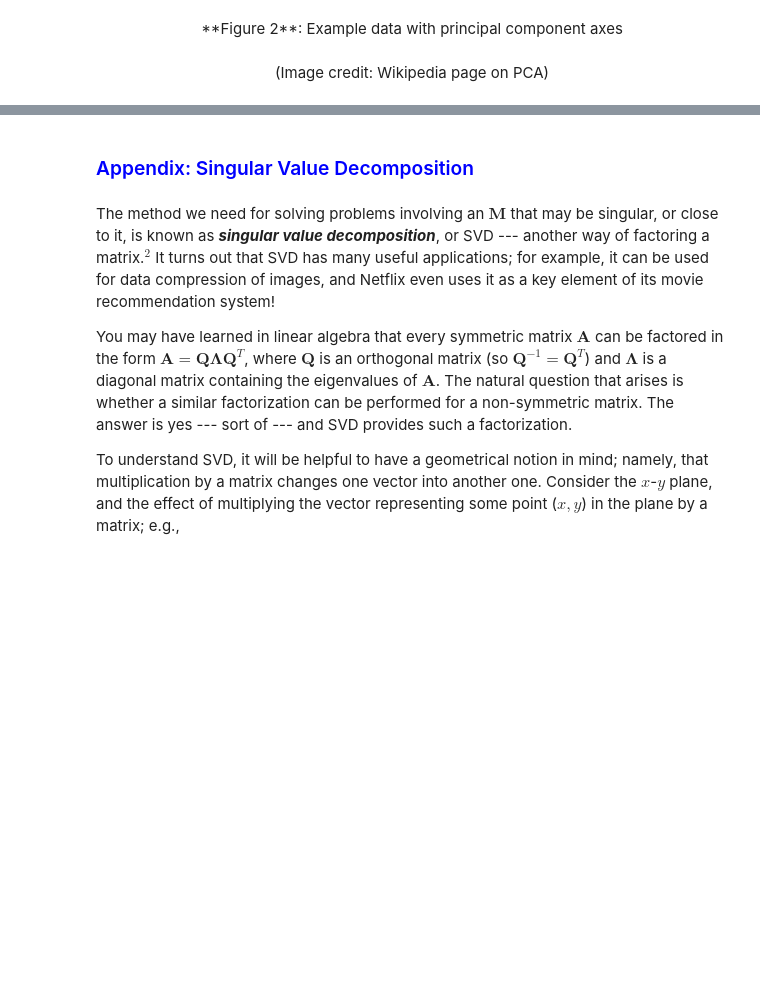
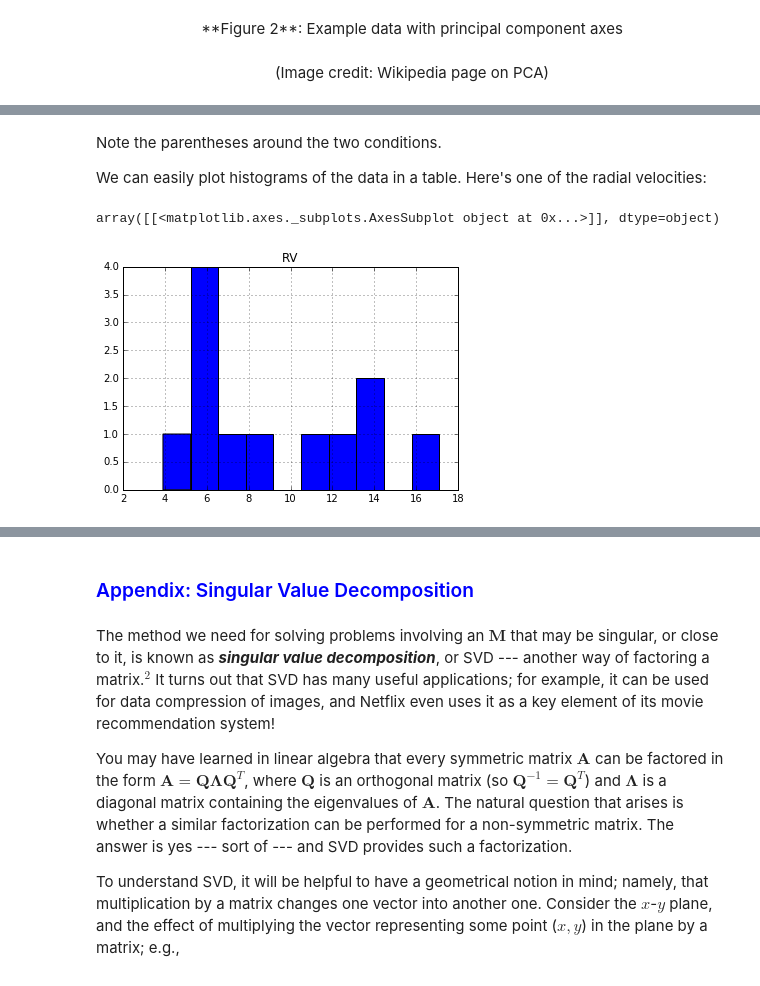
Before and after one commit to BrynMawrCollege/TIDES, a Jupyter notebook: notebooks/Computational_Module-08-DataAnalysis.ipynb, the cells around one changed output, grey strips where cells are left out. Drawn from its saved outputs; the diff is of its cells as text; code cells hidden in the pictures; blank space fills up the shorter version.

```diff
--- a/notebooks/Computational_Module-08-DataAnalysis.ipynb
+++ b/notebooks/Computational_Module-08-DataAnalysis.ipynb
@@ -144,0 +286,3 @@ The generalization to more than two variables is straightforward (e.g., for thre
+# %%
+star = pd.read_csv('asu.tsv', sep='\t', skiprows=36, nrows=12, usecols=[0,1,2,3], header=None, names=['Sensor', 'Date', 'RV', 'Err'])
+star
@@ -144,0 +366,9 @@ The generalization to more than two variables is straightforward (e.g., for thre
+# %% [markdown]
+Note the parentheses around the two conditions.
+
+We can easily plot histograms of the data in a table.  Here's one of the radial velocities:
+# %%
+star.hist(column=2)
+# %% [output]
+array([[<matplotlib.axes._subplots.AxesSubplot object at 0x...>]], dtype=object)
+[figure, added]
```
Also changed, not shown: parts of 55 cells of this notebook, 3 other files.
